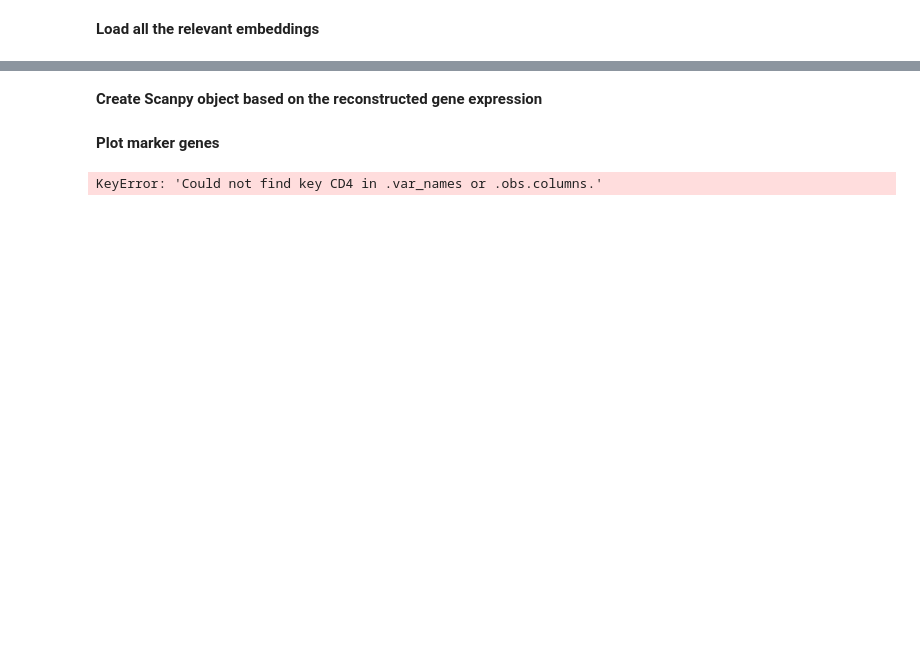
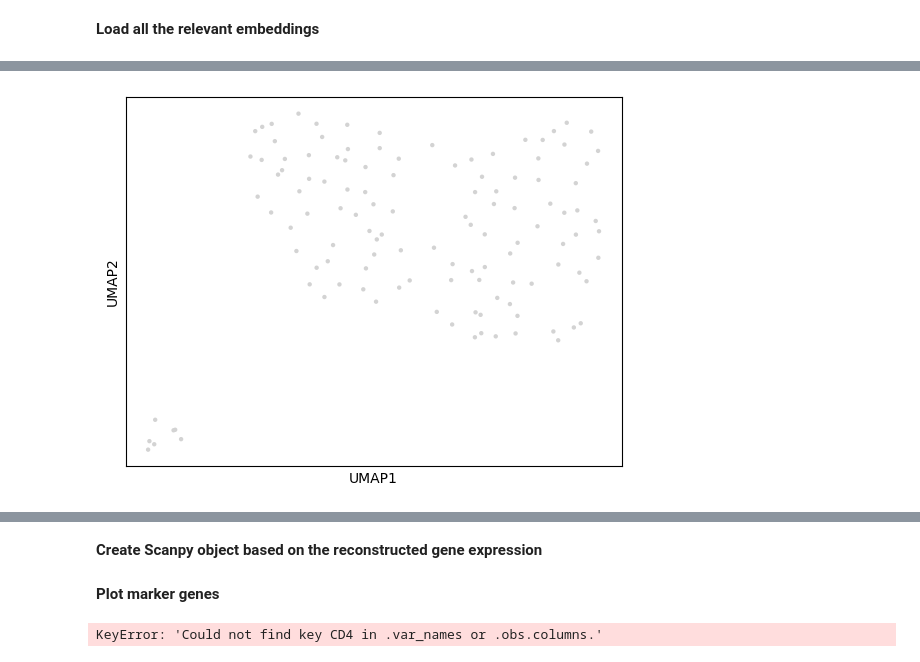
Before and after one commit to Lissiu/scNET, a Jupyter notebook: ““scNET_protein_2024.ipynb, the cells around one changed output, grey strips where cells are left out. Drawn from its saved outputs; the diff is of its cells as text; code cells hidden in the pictures; blank space fills up the shorter version.

```diff
--- a/““scNET_protein_2024.ipynb
+++ b/““scNET_protein_2024.ipynb
@@ -490,12 +236,0 @@ print("已保存：adata_scnet_ppi.h5ad")
-# %%
-import scNET
-
-scNET.run_scNET(
-    adata_scnet,
-    pre_processing_flag=False,   # 你前面已经 log2 过了，这里就保持 False
-    human_flag=True,             # 明确用人类的 PPI 网络
-    number_of_batches=10,
-    split_cells=True,
-    max_epoch=300,
-    model_name="test"
-)
@@ -670,0 +400,14 @@ ValueError: Value passed for key 'X_scnet' is of incorrect shape. Values of obsm
+# %%
+import scanpy as sc
+
+# 把 cell embedding 放到 obsm 里
+adata_scnet.obsm["X_scnet"] = embedded_cells
+
+# 基于 scNET 嵌入构建邻居图 + UMAP
+sc.pp.neighbors(adata_scnet, use_rep="X_scnet")
+sc.tl.umap(adata_scnet)
+
+# 画一下 UMAP（你可以换成自己的 obs 列名）
+sc.pl.umap(adata_scnet, size=40)
+# %% [output]
+[figure, added]
```
Also changed, not shown: parts of 48 cells of this notebook.
